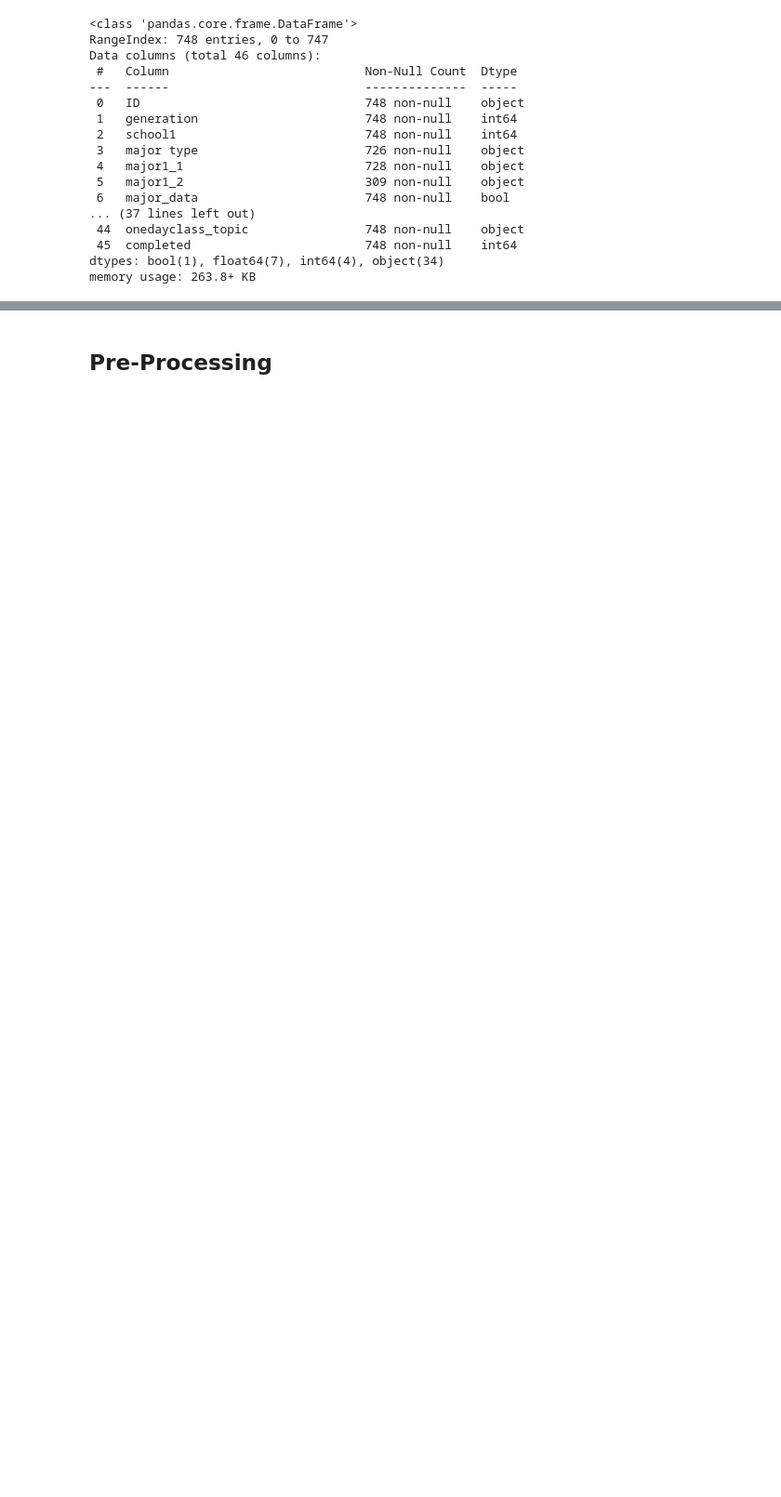
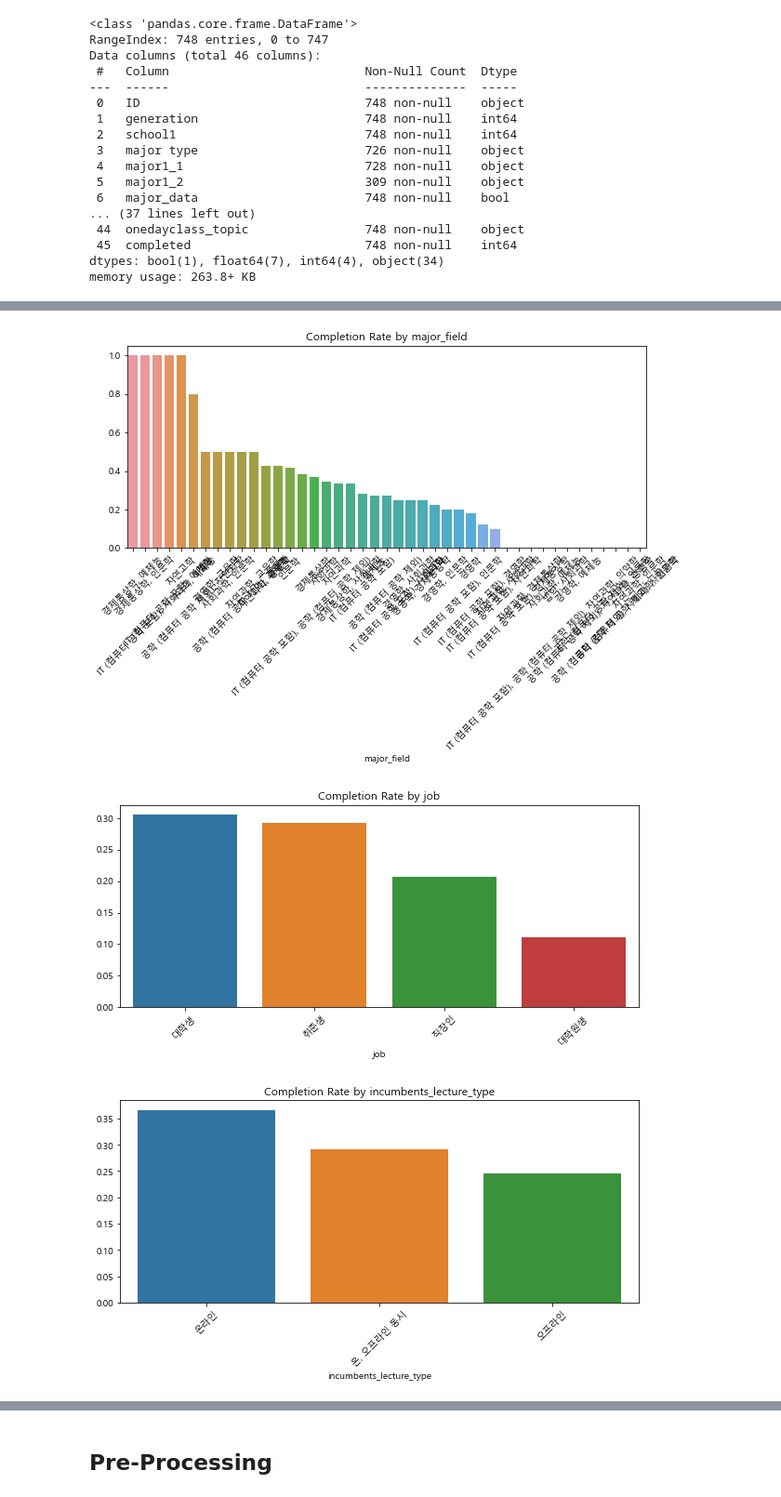
Before and after one commit to g1fted13/DACON_BDA_2nd, a Jupyter notebook: open/baseline.ipynb, the cells around one changed output, grey strips where cells are left out. Shown at 93% size. Drawn from its saved outputs; the diff is of its cells as text; code cells hidden in the pictures; blank space fills up the shorter version.

```diff
--- a/open/baseline.ipynb
+++ b/open/baseline.ipynb
@@ -46,0 +94,17 @@ memory usage: 263.8+ KB
+# %%
+# 주요 범주형 변수별 수료율 시각화 함수
+def plot_conversion_rate(df, col):
+    temp = df.groupby(col)['completed'].mean().sort_values(ascending=False)
+    plt.figure(figsize=(10, 4))
+    sns.barplot(x=temp.index, y=temp.values)
+    plt.title(f'Completion Rate by {col}')
+    plt.xticks(rotation=45)
+    plt.show()
+
+# 예시: 전공 계열, 현재 직업, 희망 직무별 수료율 확인
+for col in ['major_field', 'job', 'incumbents_lecture_type']:
+    plot_conversion_rate(train, col)
+# %% [output]
+[figure, added]
+[figure, added]
+[figure, added]
```
Also changed, not shown: parts of 17 cells of this notebook.
